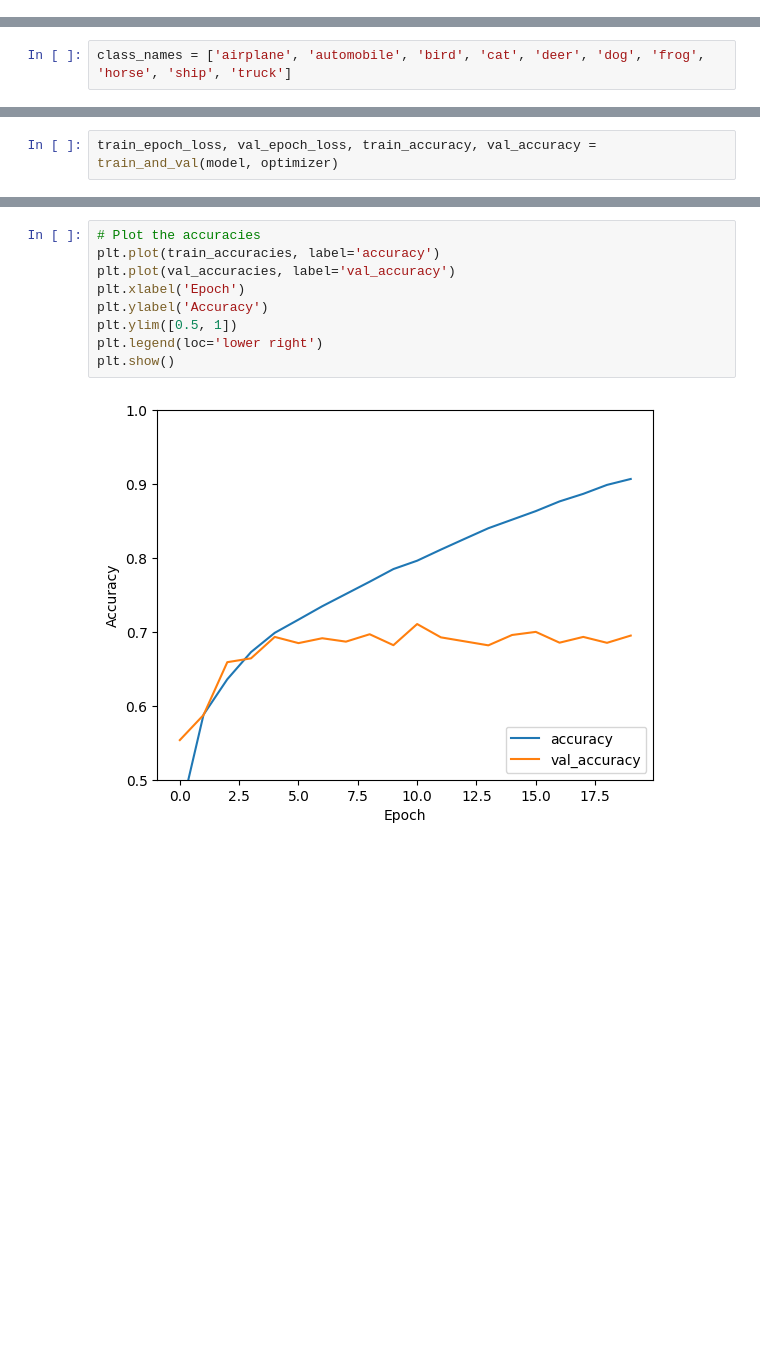
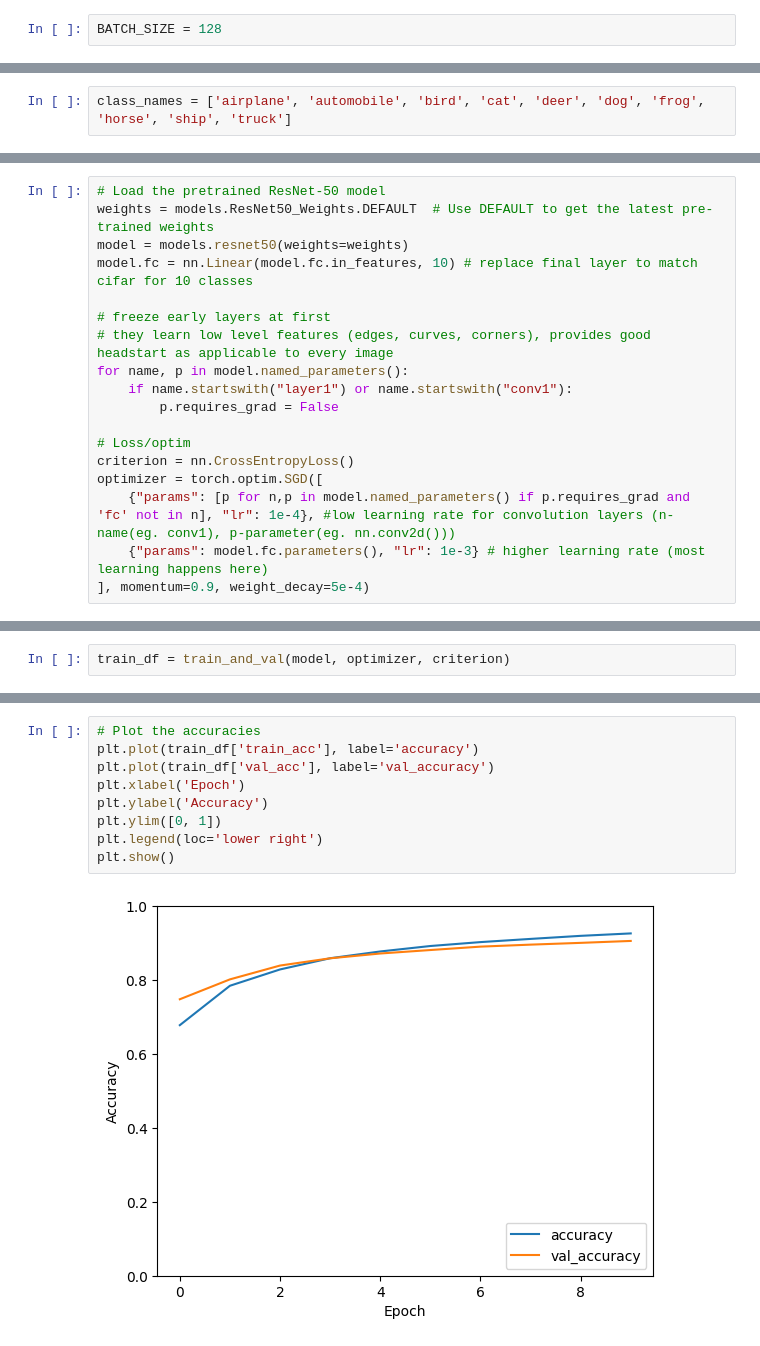
Before and after one commit to Calebagoha123/ocean_proximity, a Jupyter notebook: cfar10.ipynb, the cells around one changed output, grey strips where cells are left out. Cells and saved outputs as stored; diff of their text form; blank space fills up the shorter version.

Commit message:
finetuned resnet for cifar

```diff
--- a/cfar10.ipynb
+++ b/cfar10.ipynb
@@ -64,0 +30,2 @@ X_test_flat shape: (10000, 3072)
+# %%
+BATCH_SIZE = 128
@@ -172,0 +137,18 @@ def create_model(hidden_size_conv, padding,stride,kernel_size ,pool_kernel, lear
+# %%
+# Load the pretrained ResNet-50 model
+weights = models.ResNet50_Weights.DEFAULT  # Use DEFAULT to get the latest pre-trained weights
+model = models.resnet50(weights=weights)
+model.fc = nn.Linear(model.fc.in_features, 10) # replace final layer to match cifar for 10 classes
+
+# freeze early layers at first
+# they learn low level features (edges, curves, corners), provides good headstart as applicable to every image
+for name, p in model.named_parameters():
+    if name.startswith("layer1") or name.startswith("conv1"):
+        p.requires_grad = False
+
+# Loss/optim
+criterion = nn.CrossEntropyLoss()
+optimizer = torch.optim.SGD([
+    {"params": [p for n,p in model.named_parameters() if p.requires_grad and 'fc' not in n], "lr": 1e-4}, #low learning rate for convolution layers (n-name(eg. conv1), p-parameter(eg. nn.conv2d()))
+    {"params": model.fc.parameters(), "lr": 1e-3} # higher learning rate (most learning happens here)
+], momentum=0.9, weight_decay=5e-4)
@@ -273,2 +256,2 @@ def train_and_val(model, optimizer):
 # %%
-train_epoch_loss, val_epoch_loss, train_accuracy, val_accuracy = train_and_val(model, optimizer)
+train_df = train_and_val(model, optimizer, criterion)
@@ -363,11 +269,11 @@ TypeError: create_model() missing 5 required positional arguments: 'kernel_size'
 # %%
 # Plot the accuracies
-plt.plot(train_accuracies, label='accuracy')
-plt.plot(val_accuracies, label='val_accuracy')
+plt.plot(train_df['train_acc'], label='accuracy')
+plt.plot(train_df['val_acc'], label='val_accuracy')
 plt.xlabel('Epoch')
 plt.ylabel('Accuracy')
-plt.ylim([0.5, 1])
+plt.ylim([0, 1])
 plt.legend(loc='lower right')
 plt.show()
 # %% [output]
-[figure, old version]
+[figure, new version]
```
Also changed, not shown: parts of 20 cells of this notebook, 1 other file.
